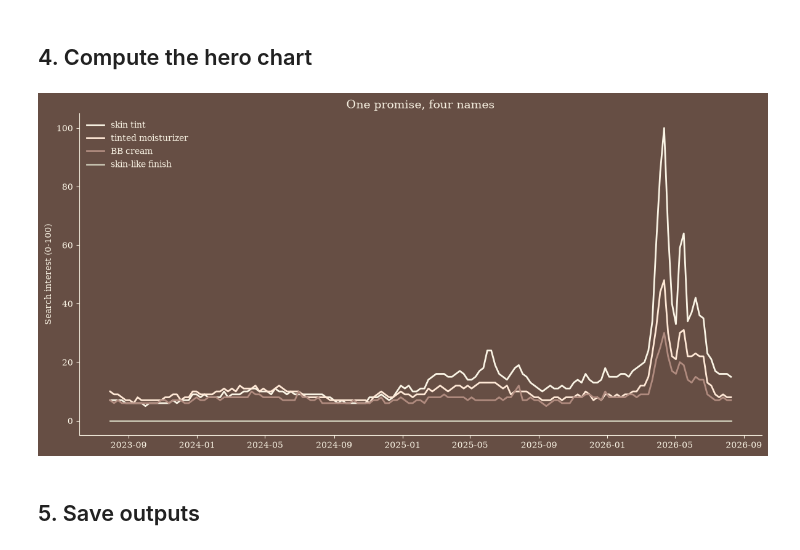
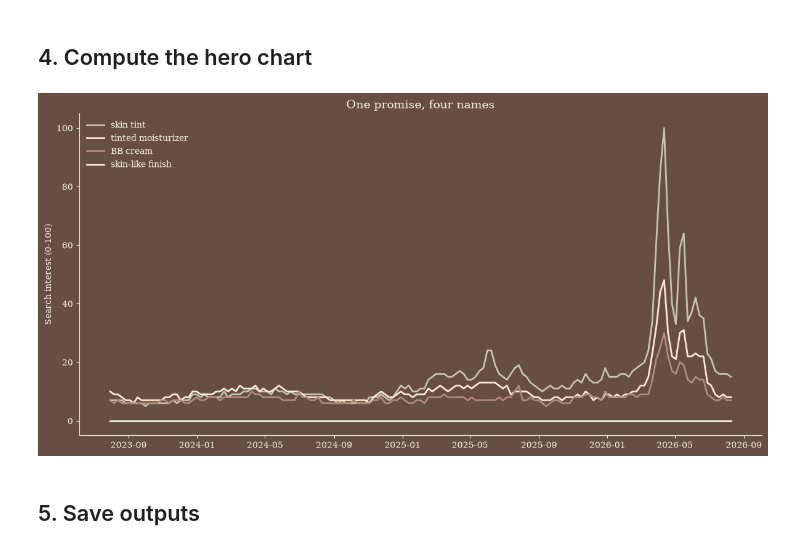
Before and after one commit to juvinciariadi/data-worn-thin.-, a Jupyter notebook: notebooks/issue-05/5.1-trend-data.ipynb, the cells around one changed output. Drawn from its saved outputs; the diff is of its cells as text; code cells hidden in the pictures.

Commit message:
fixed the colors for chart 5.1

```diff
--- a/notebooks/issue-05/5.1-trend-data.ipynb
+++ b/notebooks/issue-05/5.1-trend-data.ipynb
@@ -161,28 +161,28 @@ Full window (2023-07-30 to 2026-08-09): 7 -> 15
 # %%
 fig, ax = plt.subplots(figsize=(12, 6))
 
 term_colors = {
-    TERM_SKIN_TINT: CREAM,
+    TERM_SKIN_TINT: SAGE,
     TERM_TINTED_MOISTURIZER: PEACH,
     TERM_BB_CREAM: DUSTY,
-    TERM_SKIN_LIKE_FINISH: SAGE,
+    TERM_SKIN_LIKE_FINISH: CREAM,
 }
 
 for term, color in term_colors.items():
     if term in trends_df.columns:
         ax.plot(trends_df.index, trends_df[term], label=term, color=color, linewidth=2)
 
 ax.set_title("One promise, four names", color=CREAM, fontsize=14)
 ax.set_ylabel("Search interest (0-100)")
 ax.legend(loc="upper left", frameon=False, labelcolor=CREAM)
 ax.spines[["top", "right"]].set_visible(False)
 ax.spines[["left", "bottom"]].set_color(CREAM)
 ax.tick_params(axis="both", colors=CREAM)
 
 plt.tight_layout()
 plt.show()
 # %% [output]
-[figure, old version]
+[figure, new version]
 # %% [markdown]
 ## 5. Save outputs
 # %%
```
Also changed, not shown: 1 other file.
